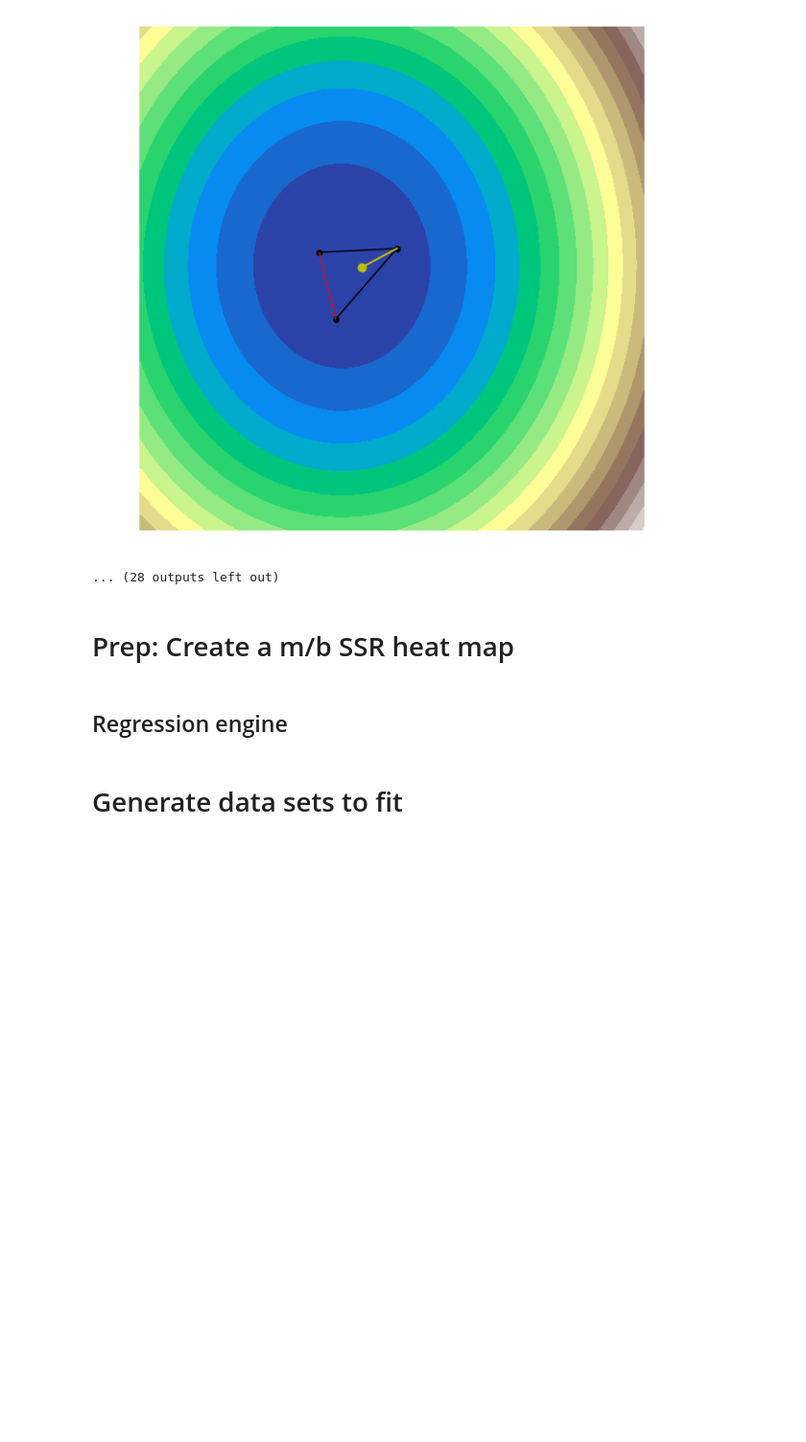
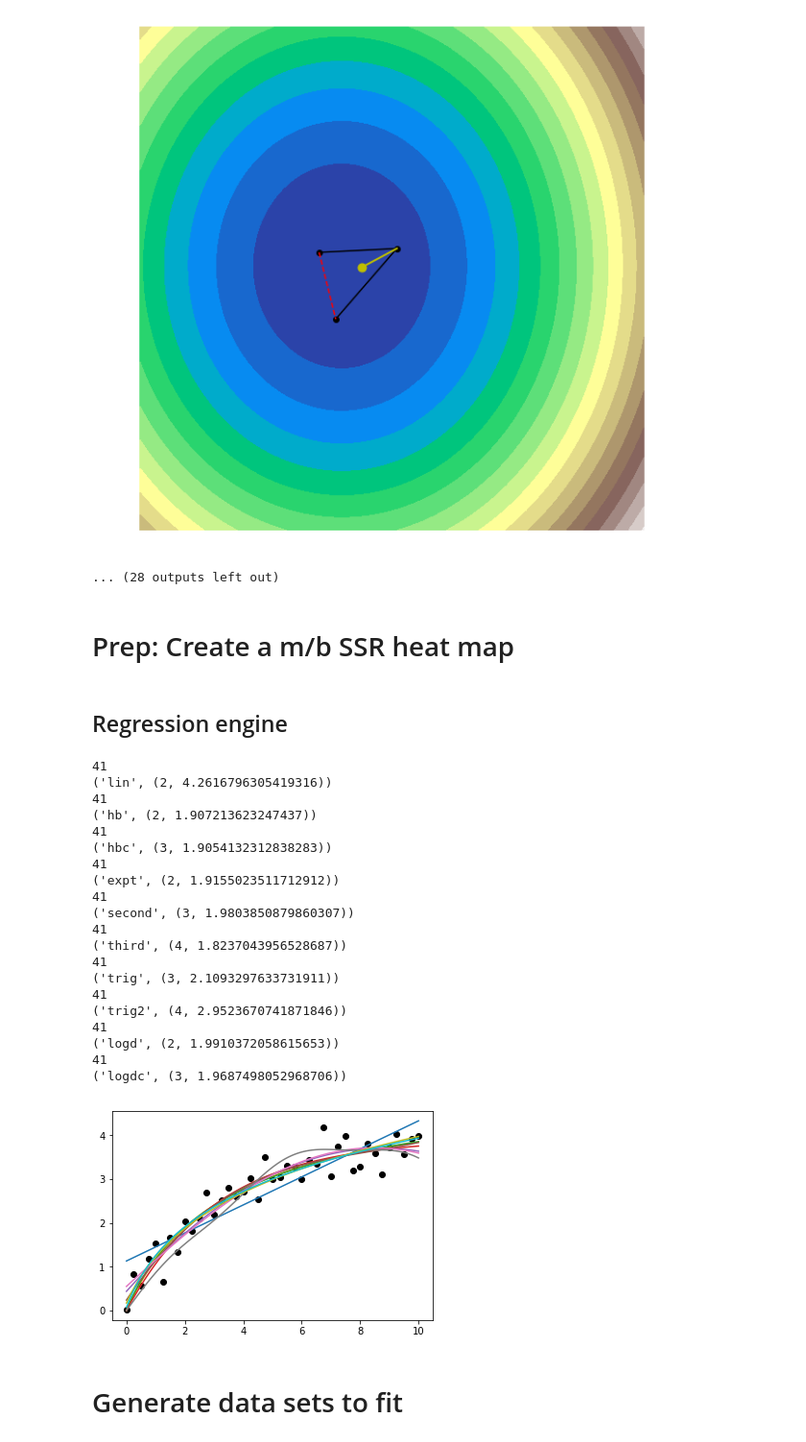
Before and after one commit to harmsm/pythonic-science, a Jupyter notebook: chapters/02_regression/prep-work.ipynb, the cells around one changed output. Shown at 96% size. Cells and saved outputs as stored; diff of their text form; code cells hidden in the pictures; blank space fills up the shorter version.

```diff
--- a/chapters/02_regression/prep-work.ipynb
+++ b/chapters/02_regression/prep-work.ipynb
@@ -350,11 +350,13 @@ def logd(x,a=1,b=1):
 
 def logdc(x,a=1,b=1,c=1):
 
-    return a*np.log(x*b + c
+    return a*np.log(x*b + c)
 # %%
 ### TEST FITTING
 
 import inspect
+import scipy.optimize
+import pandas as pd
 
 def residuals(param,x,y,f):
     """A generalized residuals function."""
@@ -377,35 +379,58 @@ def fitter(x,y,f):
     s = inspect.signature(f)
     for i, p in enumerate(s.parameters):
         names.append(s.parameters[p].name)
         guesses.append(s.parameters[p].default)
 
     # Fit the model to the data.
     x0 = np.array(guesses[1:])
     fit = scipy.optimize.least_squares(residuals,x0,
                                        args=(x,y,f))
 
 
     # Plot hte fit
     x_range = np.linspace(np.min(x),np.max(x),100)
     plt.plot(x_range,f(x_range,*fit.x),"-")
 
     # Calculate R^2
     ss_err = np.sum(residuals(fit.x,x,y,f)**2)
     ss_tot = np.sum((y - np.mean(y))**2)
     R_sq = 1 - (ss_err/ss_tot)
 
-    return len(fit.x), np.sum(residuals(fit.x,x,y,f)**2)
+    print(len(fit.fun))
+    return len(fit.x), fit.cost #np.sum(residuals(fit.x,x,y,f)**2)
 
 # Load in dataset
-d = pd.read_csv("dataset_0.csv")
+d = pd.read_csv("data/dataset_0.csv")
 plt.plot(d.x,d.y,"ko")
 
 # Fit all of those functions to the data
 func_list = [lin,hb,hbc,expt,second,third,trig,trig2,logd,logdc]
 results = []
 for f in func_list:
     results.append((str(f).split()[1],fitter(d.x,d.y,f)))
     print(results[-1])
+# %% [output]
+41
+('lin', (2, 4.2616796305419316))
+41
+('hb', (2, 1.907213623247437))
+41
+('hbc', (3, 1.9054132312838283))
+41
+('expt', (2, 1.9155023511712912))
+41
+('second', (3, 1.9803850879860307))
+41
+('third', (4, 1.8237043956528687))
+41
+('trig', (3, 2.1093297633731911))
+41
+('trig2', (4, 2.9523670741871846))
+41
+('logd', (2, 1.9910372058615653))
+41
+('logdc', (3, 1.9687498052968706))
+[figure, added]
 # %% [markdown]
 # Generate data sets to fit
 # %%
```
Also changed, not shown: 5 other files.
